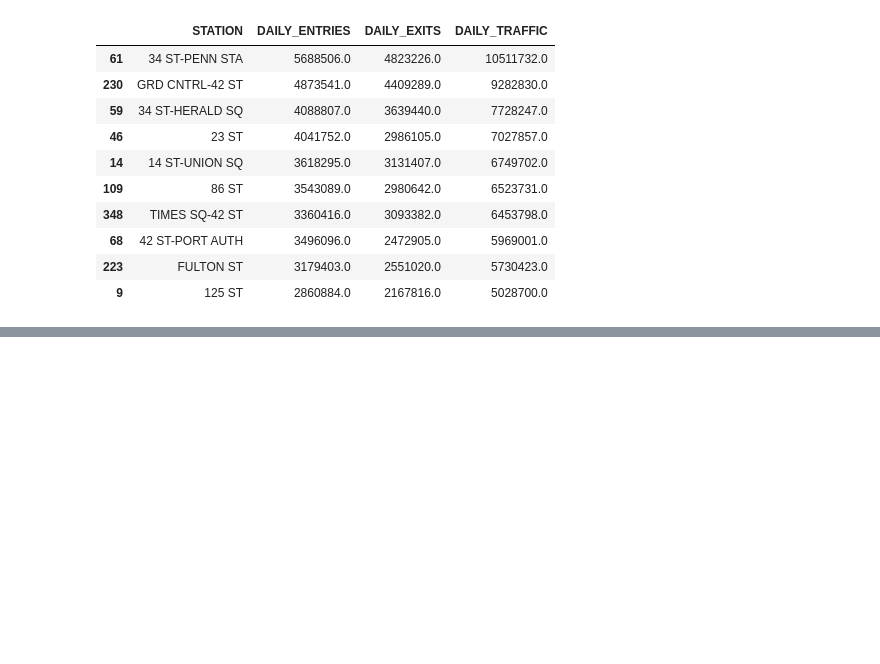
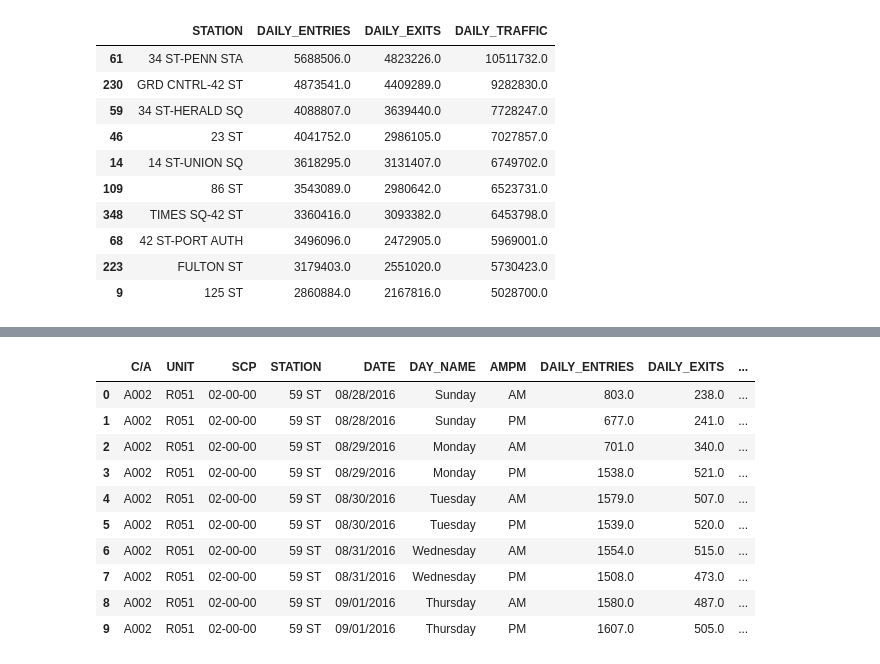
Before and after one commit to weizhao-BME/metis-project1, a Jupyter notebook: fresh_start_wei.ipynb, the cells around one changed output, grey strips where cells are left out. Cells and saved outputs as stored; diff of their text form; code cells hidden in the pictures; blank space fills up the shorter version.

```diff
--- a/fresh_start_wei.ipynb
+++ b/fresh_start_wei.ipynb
@@ -148,0 +162,23 @@ sns.despine()
+# %%
+# t = (tmp["STATION", "DAY_NAME", "AMPM", "TMP_ENTRIES", "TMP_EXITS"]
+#      .groupby("STATION", "DAY_NAME", "AMPM"))
+
+daily2 = tmp.groupby(["C/A", "UNIT", "SCP", "STATION", "DATE", 'DAY_NAME',"AMPM"], as_index=False).TMP_ENTRIES.min()
+daily2.rename(columns={"TMP_ENTRIES": "DAILY_ENTRIES"}, inplace=True)
+t = tmp.groupby(["C/A", "UNIT", "SCP", "STATION", "DATE", 'DAY_NAME', "AMPM"], as_index=False).TMP_EXITS.min()
+# daily_entries.sort_values('DAILY_ENTRIES', ascending=False)
+daily2['DAILY_EXITS'] = t.TMP_EXITS
+daily2["DAILY_TRAFFIC"] = daily2.DAILY_ENTRIES + daily2.DAILY_EXITS
+daily2.head(10)
+# %% [output]
+|  | C/A | UNIT | SCP | STATION | DATE | DAY_NAME | AMPM | DAILY_ENTRIES | DAILY_EXITS | ... |
+| 0 | A002 | R051 | 02-00-00 | 59 ST | 08/28/2016 | Sunday | AM | 803.0 | 238.0 | ... |
+| 1 | A002 | R051 | 02-00-00 | 59 ST | 08/28/2016 | Sunday | PM | 677.0 | 241.0 | ... |
+| 2 | A002 | R051 | 02-00-00 | 59 ST | 08/29/2016 | Monday | AM | 701.0 | 340.0 | ... |
+| 3 | A002 | R051 | 02-00-00 | 59 ST | 08/29/2016 | Monday | PM | 1538.0 | 521.0 | ... |
+| 4 | A002 | R051 | 02-00-00 | 59 ST | 08/30/2016 | Tuesday | AM | 1579.0 | 507.0 | ... |
+| 5 | A002 | R051 | 02-00-00 | 59 ST | 08/30/2016 | Tuesday | PM | 1539.0 | 520.0 | ... |
+| 6 | A002 | R051 | 02-00-00 | 59 ST | 08/31/2016 | Wednesday | AM | 1554.0 | 515.0 | ... |
+| 7 | A002 | R051 | 02-00-00 | 59 ST | 08/31/2016 | Wednesday | PM | 1508.0 | 473.0 | ... |
+| 8 | A002 | R051 | 02-00-00 | 59 ST | 09/01/2016 | Thursday | AM | 1580.0 | 487.0 | ... |
+| 9 | A002 | R051 | 02-00-00 | 59 ST | 09/01/2016 | Thursday | PM | 1607.0 | 505.0 | ... |
```
Also changed, not shown: parts of 15 cells of this notebook.
